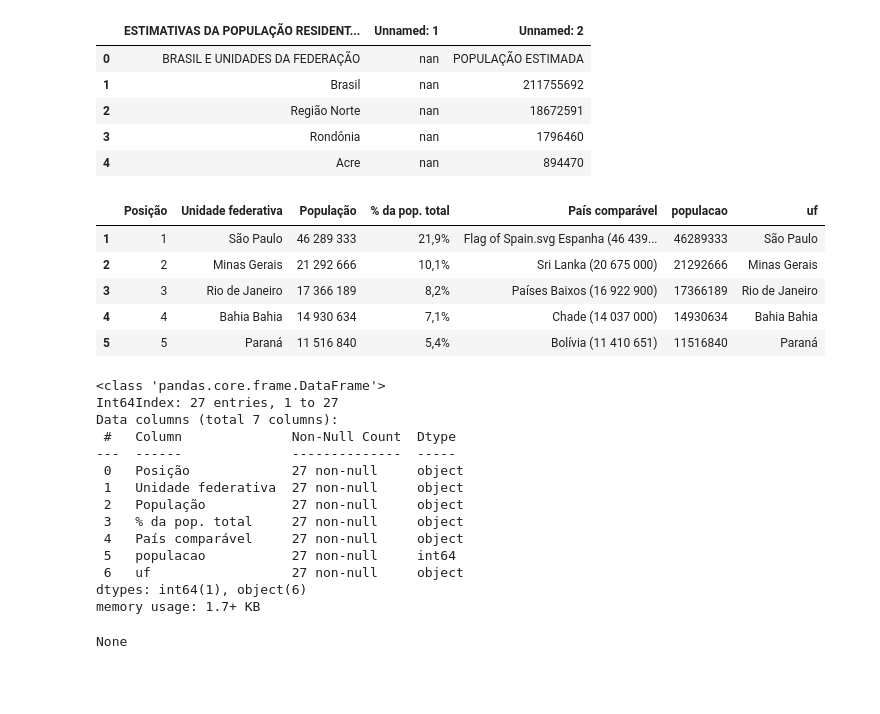
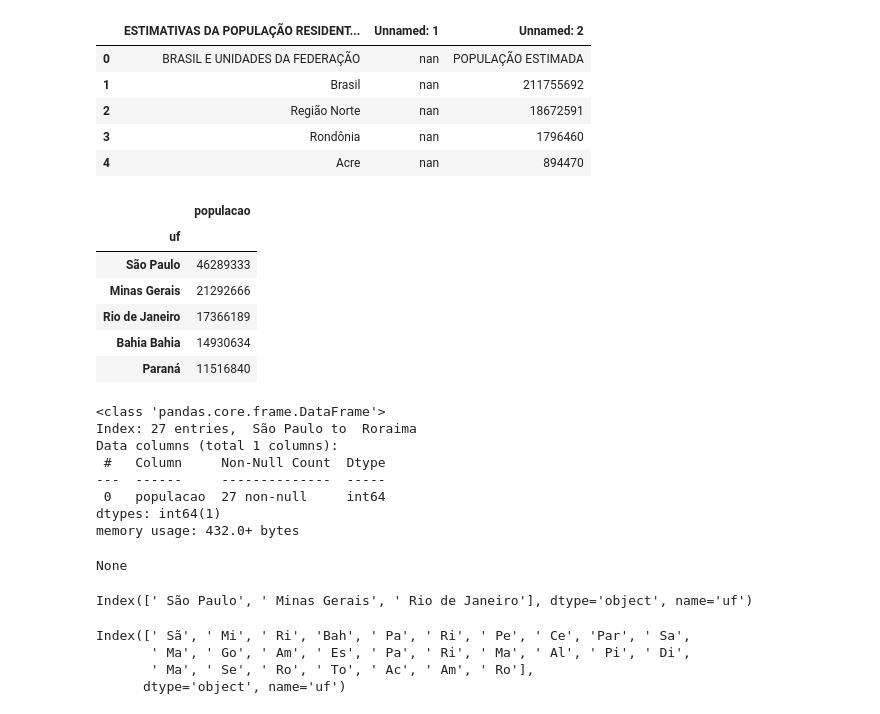
Before and after one commit to laugustovieira/BootCamp---Data-Science, a Jupyter notebook: BootCampDataScience.ipynb, the cells around one changed output. Cells and saved outputs as stored; diff of their text form; code cells hidden in the pictures; blank space fills up the shorter version.

```diff
--- a/BootCampDataScience.ipynb
+++ b/BootCampDataScience.ipynb
@@ -620,36 +620,46 @@ dados_da_populacao = """Posição	Unidade federativa	População	% da pop. total
 # %%
 #resultado
 from io import StringIO
 dados_da_populacao_io = StringIO(dados_da_populacao)
 populacao = pd.read_csv(dados_da_populacao_io, sep="\t")
 #eliminando as linhas vazias
 populacao = populacao.dropna()
 #tem que usar o str para pegar a string do campo.
 #eliminando os espaços vazios
 #converendo a coluna para inteiro
 populacao["populacao"] = populacao["População"].str.replace(" ", "").astype(int)
 populacao["uf"] = populacao["Unidade federativa"]
+populacao = populacao[["uf", "populacao"]]
+populacao = populacao.set_index("uf")
 display(populacao.head())
 display(populacao.info())
 # %% [output]
-|  | Posição | Unidade federativa | População | % da pop. total | País comparável | populacao | uf |
-| 1 | 1 | São Paulo | 46 289 333 | 21,9% | Flag of Spain.svg Espanha (46 439... | 46289333 | São Paulo |
-| 2 | 2 | Minas Gerais | 21 292 666 | 10,1% | Sri Lanka (20 675 000) | 21292666 | Minas Gerais |
-| 3 | 3 | Rio de Janeiro | 17 366 189 | 8,2% | Países Baixos (16 922 900) | 17366189 | Rio de Janeiro |
-| 4 | 4 | Bahia Bahia | 14 930 634 | 7,1% | Chade (14 037 000) | 14930634 | Bahia Bahia |
-| 5 | 5 | Paraná | 11 516 840 | 5,4% | Bolívia (11 410 651) | 11516840 | Paraná |
+|  | populacao |
+| uf |  |
+| São Paulo | 46289333 |
+| Minas Gerais | 21292666 |
+| Rio de Janeiro | 17366189 |
+| Bahia Bahia | 14930634 |
+| Paraná | 11516840 |
 <class 'pandas.core.frame.DataFrame'>
-Int64Index: 27 entries, 1 to 27
-Data columns (total 7 columns):
- #   Column              Non-Null Count  Dtype
----  ------              --------------  -----
- 0   Posição             27 non-null     object
- 1   Unidade federativa  27 non-null     object
- 2   População           27 non-null     object
- 3   % da pop. total     27 non-null     object
- 4   País comparável     27 non-null     object
- 5   populacao           27 non-null     int64
- 6   uf                  27 non-null     object
-dtypes: int64(1), object(6)
-memory usage: 1.7+ KB
+Index: 27 entries,  São Paulo to  Roraima
+Data columns (total 1 columns):
+ #   Column     Non-Null Count  Dtype
+---  ------     --------------  -----
+ 0   populacao  27 non-null     int64
+dtypes: int64(1)
+memory usage: 432.0+ bytes
 None
+# %%
+#mostrando os 3 primeiros da lista
+populacao.index[:3]
+# %% [output]
+Index([' São Paulo', ' Minas Gerais', ' Rio de Janeiro'], dtype='object', name='uf')
+# %%
+#mostrando os 3 primeiros caracteres
+populacao.index.str[:3]
+# %% [output]
+Index([' Sã', ' Mi', ' Ri', 'Bah', ' Pa', ' Ri', ' Pe', ' Ce', 'Par', ' Sa',
+       ' Ma', ' Go', ' Am', ' Es', ' Pa', ' Ri', ' Ma', ' Al', ' Pi', ' Di',
+       ' Ma', ' Se', ' Ro', ' To', ' Ac', ' Am', ' Ro'],
+      dtype='object', name='uf')
```
Also changed, not shown: parts of 10 cells of this notebook.
